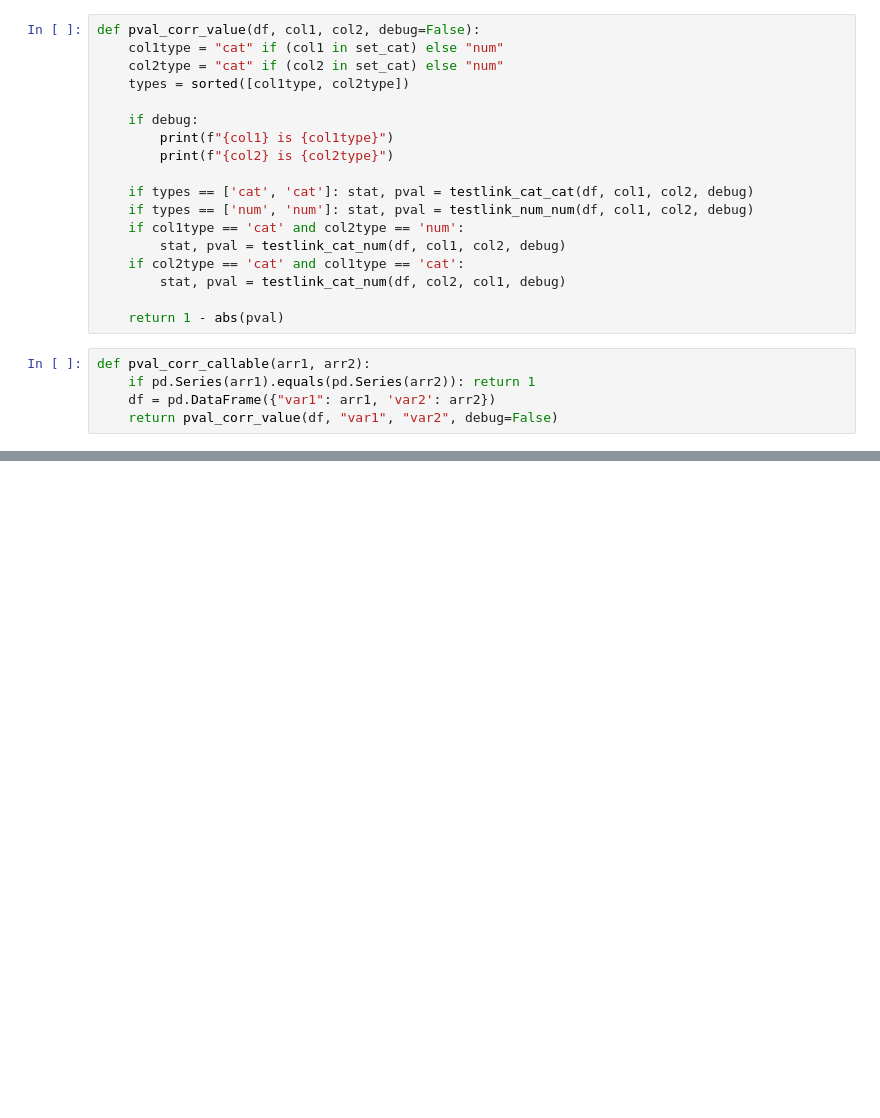
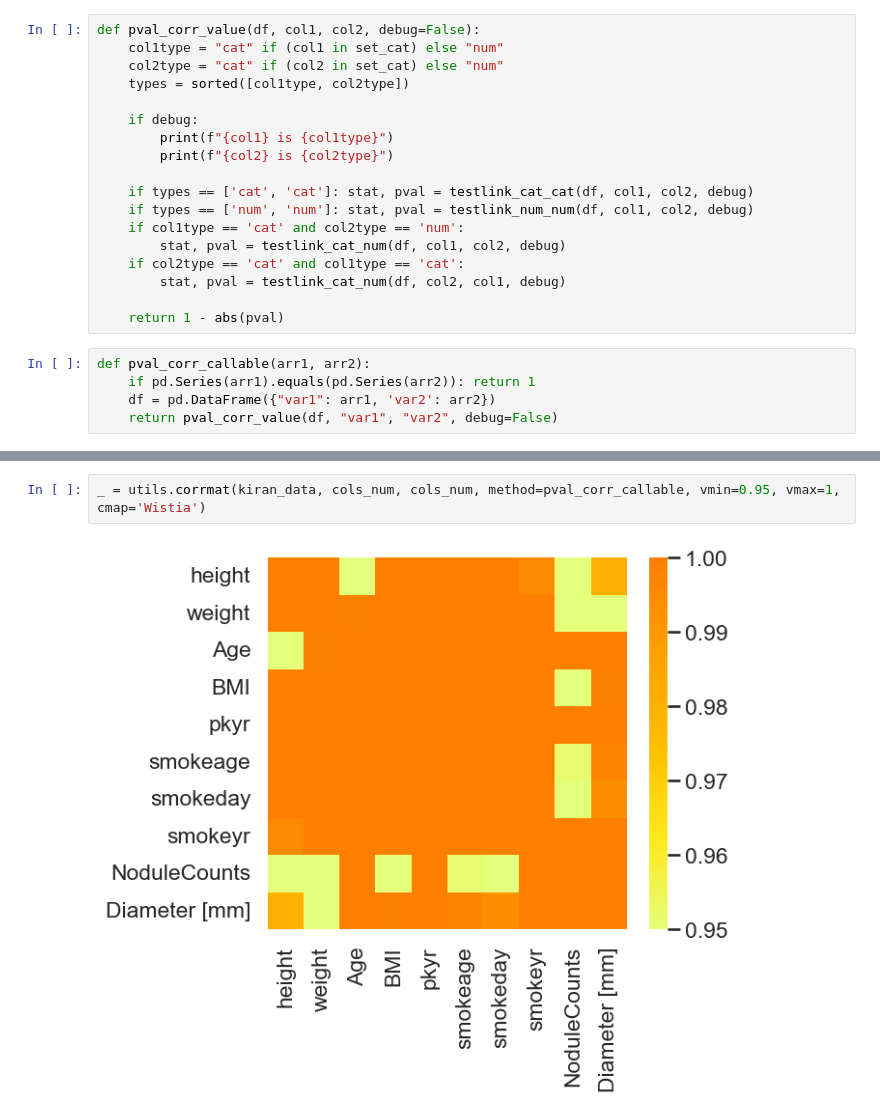
Before and after one commit to DIAGNijmegen/bodyct-lung-malignancy-fairness, a Jupyter notebook: nlst/nlst_demo_links.ipynb, the cells around one changed output, grey strips where cells are left out. Saved outputs shown, nothing was run; the diff lists cells and outputs as text; blank space fills up the shorter version.

```diff
--- a/nlst/nlst_demo_links.ipynb
+++ b/nlst/nlst_demo_links.ipynb
@@ -220,0 +203,4 @@ utils.corrmat(kiran_data, corr_rows, corr_cols, method=pval_corr_callable, vmin=
+# %%
+_ = utils.corrmat(kiran_data, cols_num, cols_num, method=pval_corr_callable, vmin=0.95, vmax=1, cmap='Wistia')
+# %% [output]
+[figure, added]
```
Also changed, not shown: parts of 5 cells of this notebook, 2 other files.
